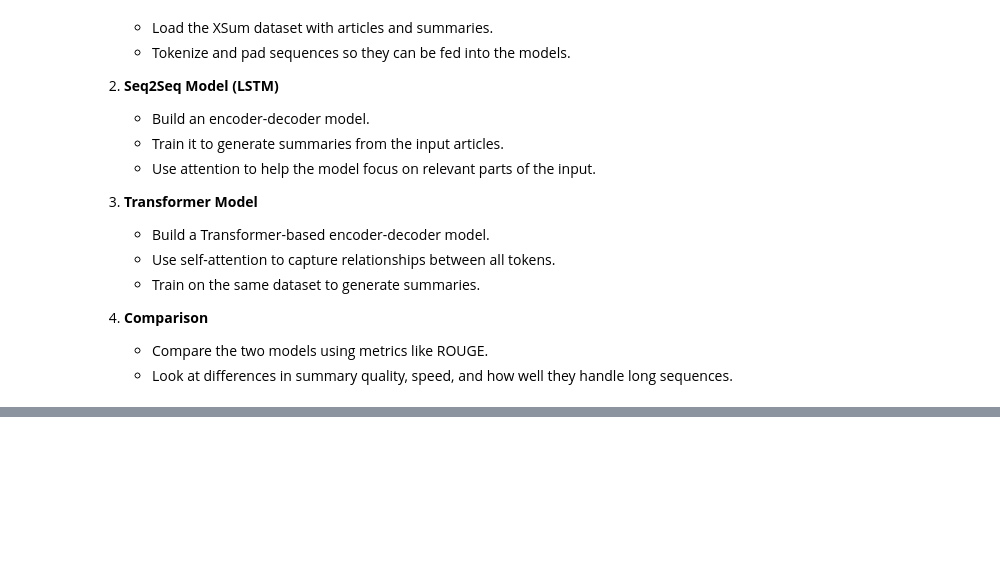
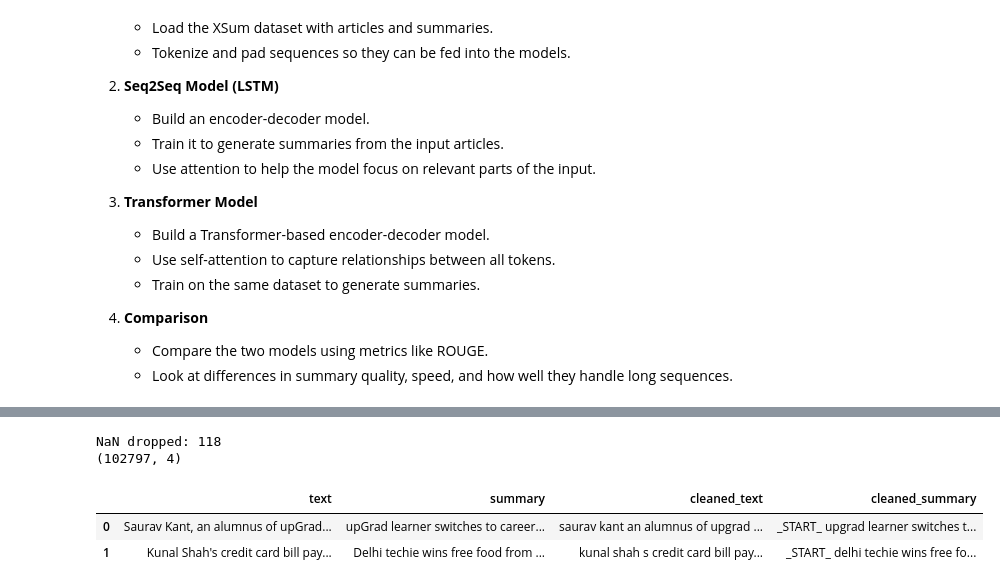
Before and after one commit to tommasofacchin/text-summarization-seq2seq-transformers, a Jupyter notebook: text-summarization-seq2seq-vs-transformers.ipynb, the cells around one changed output, grey strips where cells are left out. Saved outputs shown, nothing was run; the diff lists cells and outputs as text; code cells hidden in the pictures; blank space fills up the shorter version.

```diff
--- a/text-summarization-seq2seq-vs-transformers.ipynb
+++ b/text-summarization-seq2seq-vs-transformers.ipynb
@@ -292,0 +183,42 @@ Model: "functional"
+# %%
+import re
+
+def clean_text(text):
+    """
+    - converts to lowercase
+    - removes special characters
+    - replaces URLs with domain names
+    - reduces multiple spaces
+    """
+    text = str(text).lower()
+    text = re.sub(r'https?://([^/\s]+).*', r'\1', text)
+    text = re.sub(r'[^a-z0-9\s]', ' ', text)
+    text = re.sub(r'\s+', ' ', text).strip()
+
+    return text
+
+# Tokenization: split text by spaces
+def tokenize_texts(texts):
+    return [' '.join(clean_text(t).split()) for t in texts]
+
+
+processed_text = tokenize_texts(df['text'])
+processed_summary = ['_START_ ' + s + ' _END_' for s in tokenize_texts(df['summary'])]
+
+df['cleaned_text'] = pd.Series(processed_text)
+df['cleaned_summary'] = pd.Series(processed_summary)
+# %%
+print(f"NaN dropped: {df.isna().sum().sum()}")
+
+df = df.dropna(subset=['text'])
+
+print(df.shape)
+# %% [output]
+NaN dropped: 118
+(102797, 4)
+# %%
+df.head(2)
+# %% [output]
+|  | text | summary | cleaned_text | cleaned_summary |
+| 0 | Saurav Kant, an alumnus of upGrad... | upGrad learner switches to career... | saurav kant an alumnus of upgrad ... | _START_ upgrad learner switches t... |
+| 1 | Kunal Shah's credit card bill pay... | Delhi techie wins free food from ... | kunal shah s credit card bill pay... | _START_ delhi techie wins free fo... |
```
Also changed, not shown: parts of 22 cells of this notebook.
